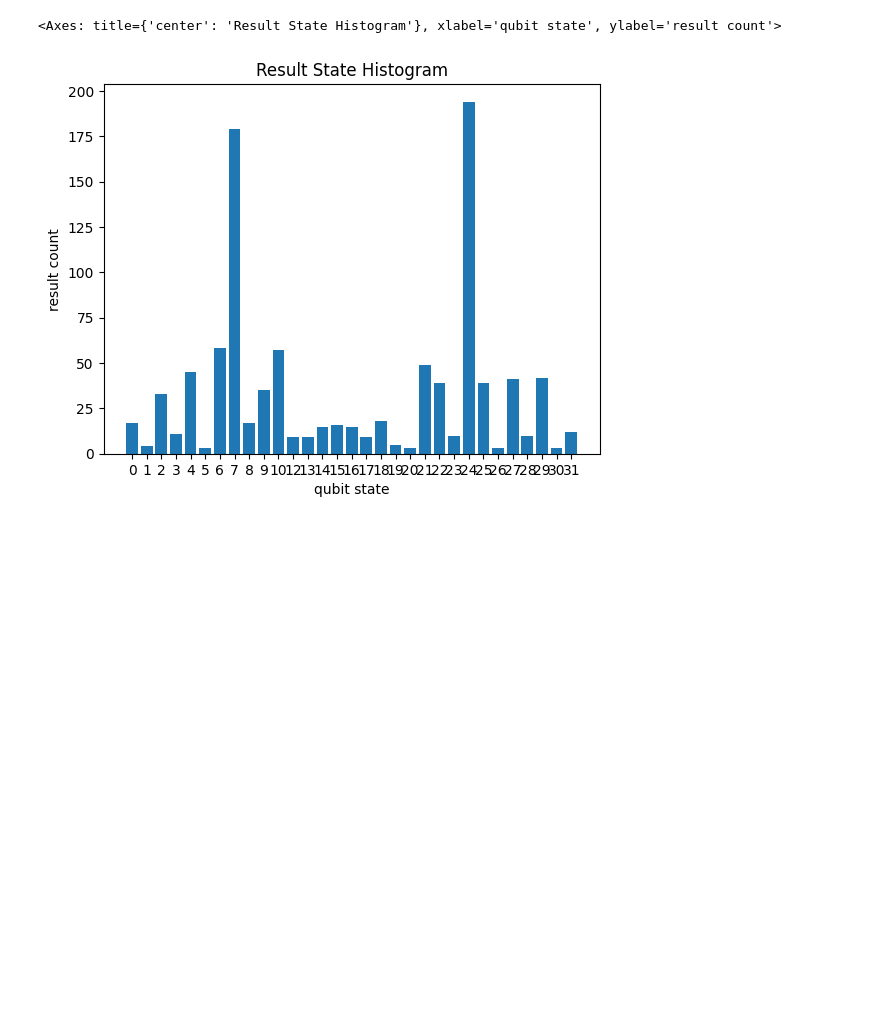
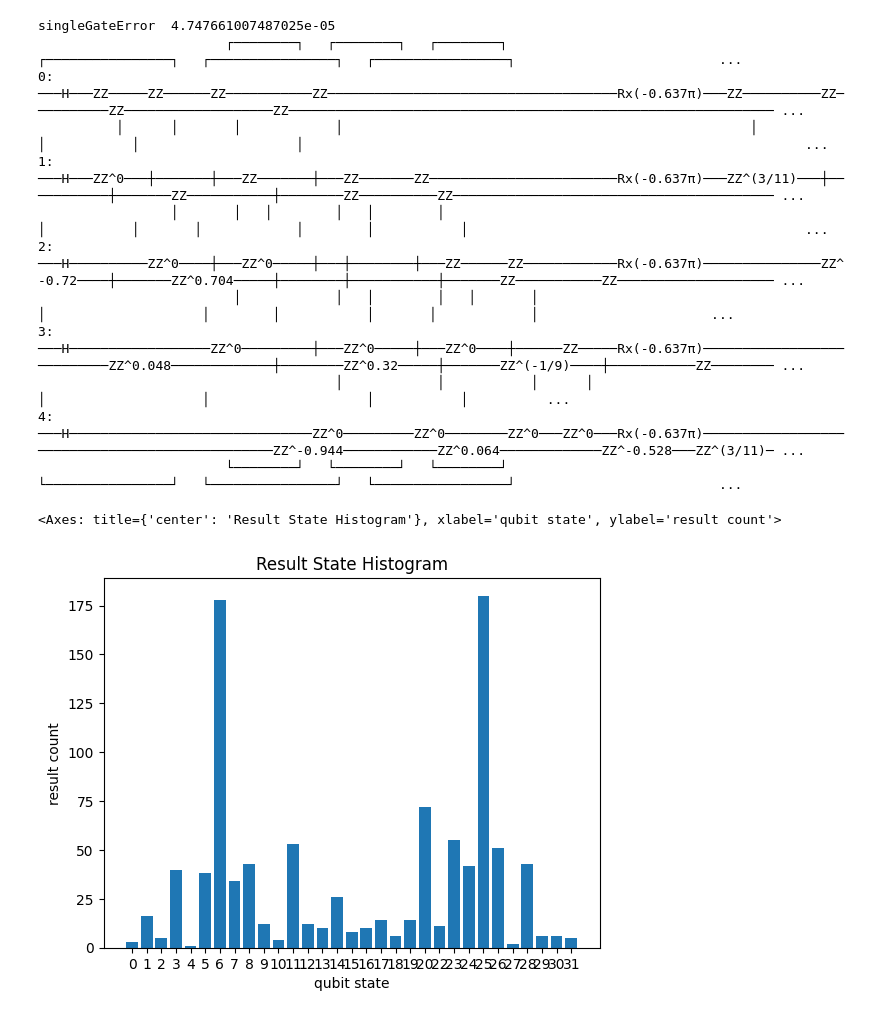
Before and after one commit to Sfeeney3/581_final_proj, a Jupyter notebook: maxCutSim.ipynb, the cells around one changed output. Saved outputs shown, nothing was run; the diff lists cells and outputs as text; code cells hidden in the pictures; blank space fills up the shorter version.

```diff
--- a/maxCutSim.ipynb
+++ b/maxCutSim.ipynb
@@ -51,5 +115,37 @@ def f(x):
+# %%
+def NoisyH_p(C, gamma, N):
+    HCircuit = cirq.Circuit()
+    qubits = cirq.LineQubit.range(N)
+    for i in range(0, N, 1):
+        for j in range(i+1, N, 1):
+            HCircuit.append(cirq.CNOT(qubits[i], qubits[j]))
+            CNOTError(HCircuit, [qubits[i], qubits[j]])
+            HCircuit.append(cirq.rz(gamma * C[i][j])(qubits[j]))
+            singleGateError(HCircuit, qubits[j])
+            HCircuit.append(cirq.CNOT(qubits[i], qubits[j]))
+            CNOTError(HCircuit, [qubits[i], qubits[j]])
+    return HCircuit
+
+def NoisyH_d(N, beta):
+    dCircuit = cirq.Circuit()
+    qubits = cirq.LineQubit.range(N)
+    for i in range(N):
+        dCircuit.append(cirq.rx(beta)(cirq.LineQubit(i)))
+        singleGateError(dCircuit, cirq.LineQubit(i))
+    return dCircuit
+
+def NoisyH_pZZ(C, gamma, N):
+    HCircuit = cirq.Circuit()
+    qubits = cirq.LineQubit.range(N)
+    for i in range(0, N, 1):
+        for j in range(i+1, N, 1):
+            HCircuit.append(cirq.ZZ(qubits[i], qubits[j]) ** (gamma*C[i][j]))
+            CNOTError(HCircuit, [qubits[i], qubits[j]])
+            singleGateError(HCircuit, qubits[j])
+            CNOTError(HCircuit, [qubits[i], qubits[j]])
+    return HCircuit
 # %%
-#################################TEST#############################################
+#################################NOISY-TEST#############################################
 costMat = [[0, .12, .05, .83, .76],
            [0, 0, .09, .95, .69],
            [0, 0, 0, .98, .87],
@@ -59,37 +155,50 @@ costMat = np.array(costMat)
 for i in range(len(costMat)):
     for j in range(len(costMat)):
         costMat[i][j] = costMat[i][j] * 100
 
 N = 5
 
 testCircuit = cirq.Circuit()
 testQubits = cirq.LineQubit.range(N)
 
 testCircuit.append(cirq.H.on_each(*testQubits))
 
 T = 1.0
 dt = .2
 
 for t in np.arange(0, T, dt):
     pAngle = (-2 * f(t/T) * dt)
-    dAngle = (-2 * (1-f(t/T) * dt))
-    testCircuit.append(H_pZZ(costMat, pAngle, N))
-    testCircuit.append(H_d(N, dAngle))
+    dAngle = (-2 * (1 - f(t/T) * dt))
+    testCircuit.append(NoisyH_pZZ(costMat, pAngle, N))
+    testCircuit.append(NoisyH_d(N, dAngle))
 
 testCircuit.append(cirq.measure(*testQubits, key='z'))
-
+print(testCircuit)
 
 
 counts = 1000
 
 simulator = cirq.Simulator()
 samples =  simulator.run(testCircuit, repetitions=counts)
 
 data = samples.histogram(key='z')
 cirq.plot_state_histogram(data)
 
-##################################TEST############################################
+#################################NOISY-TEST#############################################
 #correct answer should be 7 or 24
+# for some reason this is single error fragile in its current state.
 # %% [output]
-<Axes: title={'center': 'Result State Histogram'}, xlabel='qubit state', ylabel='result count'>
+singleGateError  4.747661007487025e-05
+                        ┌────────┐   ┌────────┐   ┌────────┐                                                      ┌────────────────┐   ┌────────────────┐   ┌─────────────────┐                          ...
+0: ───H───ZZ─────ZZ──────ZZ───────────ZZ─────────────────────────────────────Rx(-0.637π)───ZZ──────────ZZ──────────ZZ───────────────────ZZ────────────────────────────────────────────────────────────── ...
+          │      │       │            │                                                    │           │           │                    │                                                                ...
+1: ───H───ZZ^0───┼───────┼───ZZ───────┼───ZZ───────ZZ────────────────────────Rx(-0.637π)───ZZ^(3/11)───┼───────────┼───────ZZ───────────┼────────ZZ──────────ZZ───────────────────────────────────────── ...
+                 │       │   │        │   │        │                                                   │           │       │            │        │           │                                           ...
+2: ───H──────────ZZ^0────┼───ZZ^0─────┼───┼────────┼───ZZ──────ZZ────────────Rx(-0.637π)───────────────ZZ^-0.72────┼───────ZZ^0.704─────┼────────┼───────────┼───────ZZ───────────ZZ──────────────────── ...
+                         │            │   │        │   │       │                                                   │                    │        │           │       │            │                      ...
+3: ───H──────────────────ZZ^0─────────┼───ZZ^0─────┼───ZZ^0────┼──────ZZ─────Rx(-0.637π)───────────────────────────ZZ^0.048─────────────┼────────ZZ^0.32─────┼───────ZZ^(-1/9)────┼───────────ZZ──────── ...
+                                      │            │           │      │                                                                 │                    │                    │           │          ...
+4: ───H───────────────────────────────ZZ^0─────────ZZ^0────────ZZ^0───ZZ^0───Rx(-0.637π)────────────────────────────────────────────────ZZ^-0.944────────────ZZ^0.064─────────────ZZ^-0.528───ZZ^(3/11)─ ...
+                        └────────┘   └────────┘   └────────┘                                                      └────────────────┘   └────────────────┘   └─────────────────┘                          ...
+<Axes: title={'center': 'Result State Histogram'}, xlabel='qubit state', ylabel='result count'>
-[figure, old version]
+[figure, new version]
```
Also changed, not shown: parts of 3 cells of this notebook.
